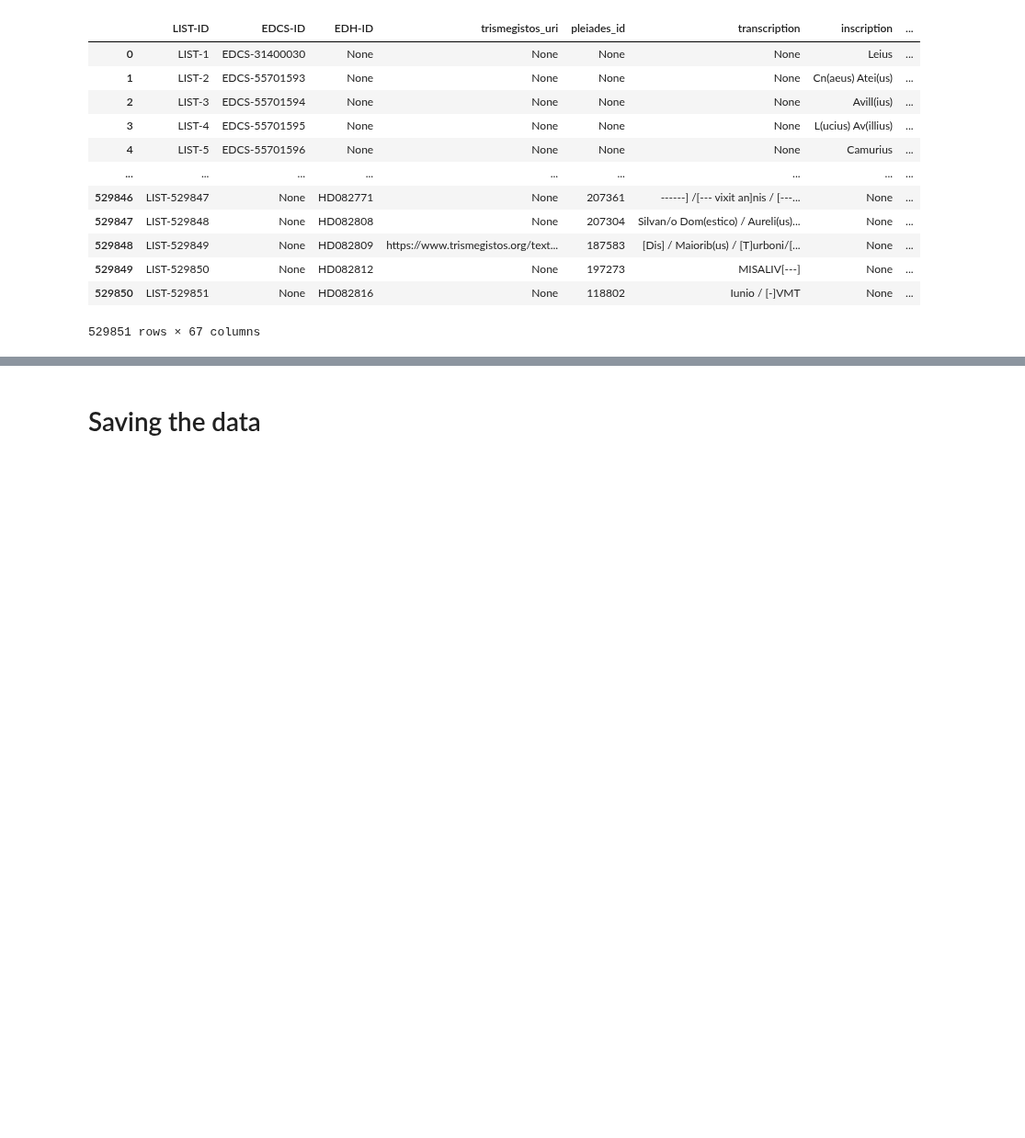
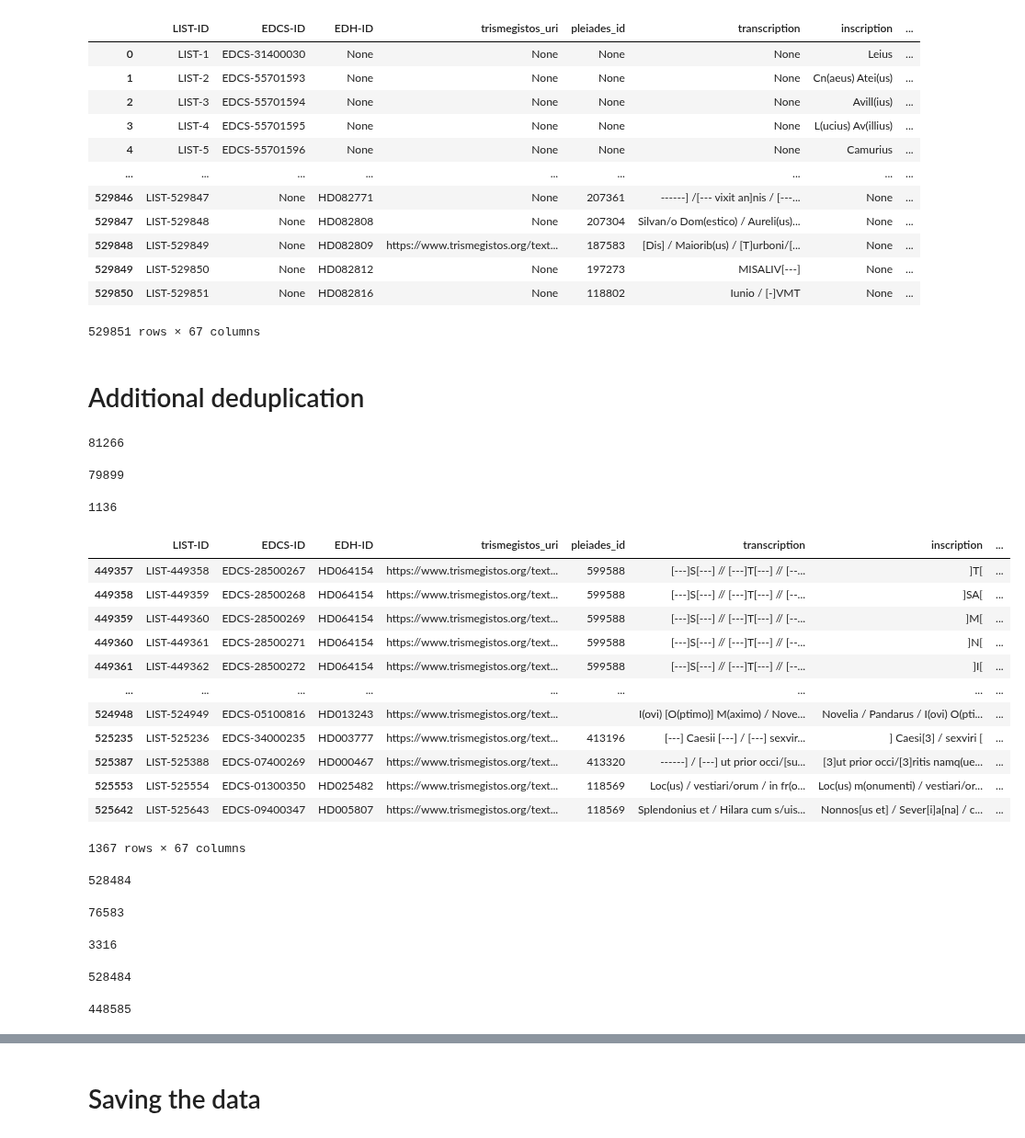
Before and after one commit to sdam-au/LI_ETL, a Jupyter notebook: scripts/1_MERGING+DEDUPLICATION+FILTERING+URBAN-CONTEXTS.ipynb, the cells around one changed output, grey strips where cells are left out. Shown at 92% size. Cells and saved outputs as stored; diff of their text form; code cells hidden in the pictures; blank space fills up the shorter version.

```diff
--- a/scripts/1_MERGING+DEDUPLICATION+FILTERING+URBAN-CONTEXTS.ipynb
+++ b/scripts/1_MERGING+DEDUPLICATION+FILTERING+URBAN-CONTEXTS.ipynb
@@ -844,0 +848,62 @@ LIST
+# %% [markdown]
+# Additional deduplication
+# %%
+LIST = gpd.read_parquet("../data/large_data/LIST_contexts.parquet")
+# %%
+edh_ids_list = LIST[LIST["EDH-ID"].notnull()]["EDH-ID"].tolist()
+len(edh_ids_list)
+# %% [output]
+81266
+# %%
+# records with valid & UNIQUE EDH-ID
+edh_ids_unique = LIST[LIST["EDH-ID"].notnull()]["EDH-ID"].unique().tolist()
+len(edh_ids_unique)
+# %% [output]
+79899
+# %%
+# EDH-IDs appearing at least twice:
+dup_ids = [id_tup[0] for id_tup in nltk.FreqDist(edh_ids_list).most_common() if id_tup[1] > 1]
+len(dup_ids)
+# %% [output]
+1136
+# %%
+# dataframe of duplicate rows (i.e. every second instance of the same id
+LIST[LIST["EDH-ID"].notnull()].loc[LIST.duplicated(subset="EDH-ID"), :]
+# %% [output]
+|  | LIST-ID | EDCS-ID | EDH-ID | trismegistos_uri | pleiades_id | transcription | inscription | ... |
+| 449357 | LIST-449358 | EDCS-28500267 | HD064154 | https://www.trismegistos.org/text... | 599588 | [---]S[---] // [---]T[---] // [--... | ]T[ | ... |
+| 449358 | LIST-449359 | EDCS-28500268 | HD064154 | https://www.trismegistos.org/text... | 599588 | [---]S[---] // [---]T[---] // [--... | ]SA[ | ... |
+| 449359 | LIST-449360 | EDCS-28500269 | HD064154 | https://www.trismegistos.org/text... | 599588 | [---]S[---] // [---]T[---] // [--... | ]M[ | ... |
+| 449360 | LIST-449361 | EDCS-28500271 | HD064154 | https://www.trismegistos.org/text... | 599588 | [---]S[---] // [---]T[---] // [--... | ]N[ | ... |
+| 449361 | LIST-449362 | EDCS-28500272 | HD064154 | https://www.trismegistos.org/text... | 599588 | [---]S[---] // [---]T[---] // [--... | ]I[ | ... |
+| ... | ... | ... | ... | ... | ... | ... | ... | ... |
+| 524948 | LIST-524949 | EDCS-05100816 | HD013243 | https://www.trismegistos.org/text... |  | I(ovi) [O(ptimo)] M(aximo) / Nove... | Novelia / Pandarus / I(ovi) O(pti... | ... |
+| 525235 | LIST-525236 | EDCS-34000235 | HD003777 | https://www.trismegistos.org/text... | 413196 | [---] Caesii [---] / [---] sexvir... | ] Caesi[3] / sexviri [ | ... |
+| 525387 | LIST-525388 | EDCS-07400269 | HD000467 | https://www.trismegistos.org/text... | 413320 | ------] / [---] ut prior occi/[su... | [3]ut prior occi/[3]ritis namq(ue... | ... |
+| 525553 | LIST-525554 | EDCS-01300350 | HD025482 | https://www.trismegistos.org/text... | 118569 | Loc(us) / vestiari/orum / in fr(o... | Loc(us) m(onumenti) / vestiari/or... | ... |
+| 525642 | LIST-525643 | EDCS-09400347 | HD005807 | https://www.trismegistos.org/text... | 118569 | Splendonius et / Hilara cum s/uis... | Nonnos[us et] / Sever[i]a[na] / c... | ... |
+1367 rows × 67 columns
+# %%
+# remove the duplicates
+# (using pandas deduplicated() method)
+LIST = LIST.loc[~(LIST.duplicated(subset="EDH-ID")) | (LIST["EDH-ID"].isnull())]
+len(LIST)
+# %% [output]
+528484
+# %%
+EDH_overlap_all = LIST[(LIST["EDH-ID"].notnull()) & (LIST["EDCS-ID"].notnull())]
+len(EDH_overlap_all)
+# %% [output]
+76583
+# %%
+len(LIST[(LIST["EDH-ID"].notnull()) & (LIST["EDCS-ID"].isnull())])
+# %% [output]
+3316
+# %%
+len(LIST)
+# %% [output]
+528484
+# %%
+len(LIST[(LIST["EDH-ID"].isnull()) & (LIST["EDCS-ID"].notnull())])
+# %% [output]
+448585
```
Also changed, not shown: parts of 6 cells of this notebook, 9 other files.
